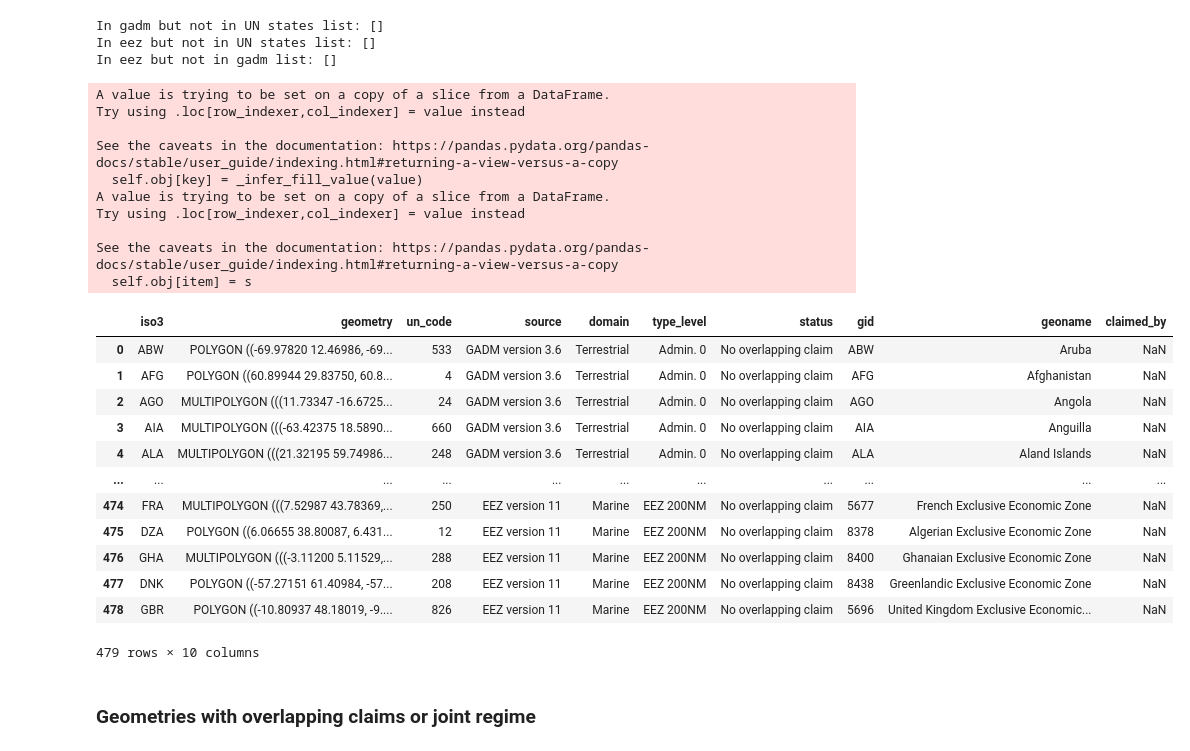
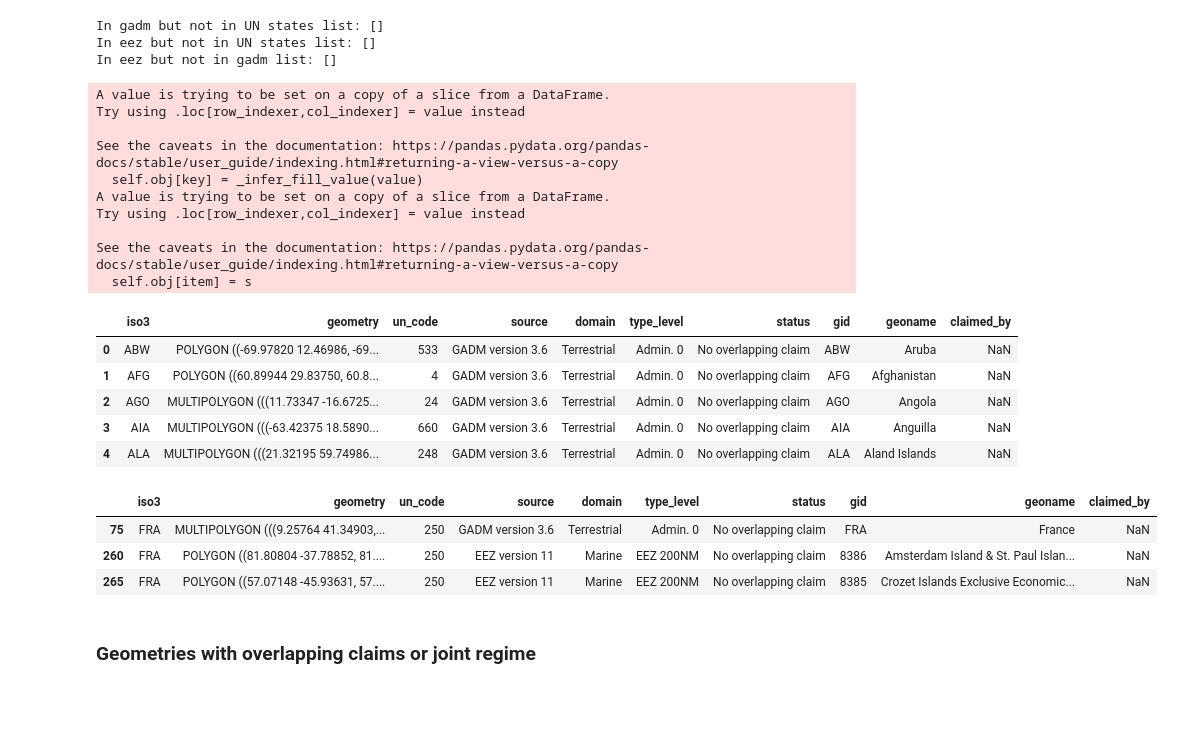
Before and after one commit to Vizzuality/mangrove-atlas-data, a Jupyter notebook: create_gadm_eez_boundaries.ipynb, the cells around one changed output. Cells and saved outputs as stored; diff of their text form; code cells hidden in the pictures; blank space fills up the shorter version.

```diff
--- a/create_gadm_eez_boundaries.ipynb
+++ b/create_gadm_eez_boundaries.ipynb
@@ -634,41 +803,41 @@ eez_out = eez_base[['mrgid', 'geoname', 'geometry', 'iso_sov1', 'un_sov1']]
 eez_out.loc[:,'source'] = "EEZ version 11"
 eez_out.loc[:,'domain'] = "Marine"
 eez_out.loc[:,'type_level'] = "EEZ 200NM"
 eez_out.loc[:,'status'] = "No overlapping claim"
 eez_out = eez_out.rename(columns={"iso_sov1":"iso3", "un_sov1":"un_code", "mrgid":"gid"})
 
 # Concat to new df
 gadm_eez = pd.concat([gadm_out, eez_out], ignore_index=True)
 
 # Add indicator columns
 gadm_eez.loc[:,'claimed_by'] = np.nan
 gadm_eez.loc[:,'un_code'] = gadm_eez.loc[:,'un_code'].astype('Int64')
 
-gadm_eez
+gadm_eez.head()
 # %% [output]
 A value is trying to be set on a copy of a slice from a DataFrame.
 Try using .loc[row_indexer,col_indexer] = value instead
 
 See the caveats in the documentation: https://pandas.pydata.org/pandas-docs/stable/user_guide/indexing.html#returning-a-view-versus-a-copy
   self.obj[key] = _infer_fill_value(value)
 A value is trying to be set on a copy of a slice from a DataFrame.
 Try using .loc[row_indexer,col_indexer] = value instead
 
 See the caveats in the documentation: https://pandas.pydata.org/pandas-docs/stable/user_guide/indexing.html#returning-a-view-versus-a-copy
   self.obj[item] = s
 |  | iso3 | geometry | un_code | source | domain | type_level | status | gid | geoname | claimed_by |
 | 0 | ABW | POLYGON ((-69.97820 12.46986, -69... | 533 | GADM version 3.6 | Terrestrial | Admin. 0 | No overlapping claim | ABW | Aruba | NaN |
 | 1 | AFG | POLYGON ((60.89944 29.83750, 60.8... | 4 | GADM version 3.6 | Terrestrial | Admin. 0 | No overlapping claim | AFG | Afghanistan | NaN |
 | 2 | AGO | MULTIPOLYGON (((11.73347 -16.6725... | 24 | GADM version 3.6 | Terrestrial | Admin. 0 | No overlapping claim | AGO | Angola | NaN |
 | 3 | AIA | MULTIPOLYGON (((-63.42375 18.5890... | 660 | GADM version 3.6 | Terrestrial | Admin. 0 | No overlapping claim | AIA | Anguilla | NaN |
 | 4 | ALA | MULTIPOLYGON (((21.32195 59.74986... | 248 | GADM version 3.6 | Terrestrial | Admin. 0 | No overlapping claim | ALA | Aland Islands | NaN |
-| ... | ... | ... | ... | ... | ... | ... | ... | ... | ... | ... |
-| 474 | FRA | MULTIPOLYGON (((7.52987 43.78369,... | 250 | EEZ version 11 | Marine | EEZ 200NM | No overlapping claim | 5677 | French Exclusive Economic Zone | NaN |
-| 475 | DZA | POLYGON ((6.06655 38.80087, 6.431... | 12 | EEZ version 11 | Marine | EEZ 200NM | No overlapping claim | 8378 | Algerian Exclusive Economic Zone | NaN |
-| 476 | GHA | MULTIPOLYGON (((-3.11200 5.11529,... | 288 | EEZ version 11 | Marine | EEZ 200NM | No overlapping claim | 8400 | Ghanaian Exclusive Economic Zone | NaN |
-| 477 | DNK | POLYGON ((-57.27151 61.40984, -57... | 208 | EEZ version 11 | Marine | EEZ 200NM | No overlapping claim | 8438 | Greenlandic Exclusive Economic Zone | NaN |
-| 478 | GBR | POLYGON ((-10.80937 48.18019, -9.... | 826 | EEZ version 11 | Marine | EEZ 200NM | No overlapping claim | 5696 | United Kingdom Exclusive Economic... | NaN |
-479 rows × 10 columns
+# %%
+gadm_eez[gadm_eez['iso3'] == 'FRA'].head(3)
+# %% [output]
+|  | iso3 | geometry | un_code | source | domain | type_level | status | gid | geoname | claimed_by |
+| 75 | FRA | MULTIPOLYGON (((9.25764 41.34903,... | 250 | GADM version 3.6 | Terrestrial | Admin. 0 | No overlapping claim | FRA | France | NaN |
+| 260 | FRA | POLYGON ((81.80804 -37.78852, 81.... | 250 | EEZ version 11 | Marine | EEZ 200NM | No overlapping claim | 8386 | Amsterdam Island & St. Paul Islan... | NaN |
+| 265 | FRA | POLYGON ((57.07148 -45.93631, 57.... | 250 | EEZ version 11 | Marine | EEZ 200NM | No overlapping claim | 8385 | Crozet Islands Exclusive Economic... | NaN |
 # %% [markdown]
 ### Geometries with overlapping claims or joint regime
 # %%
```
Also changed, not shown: parts of 46 cells of this notebook.
